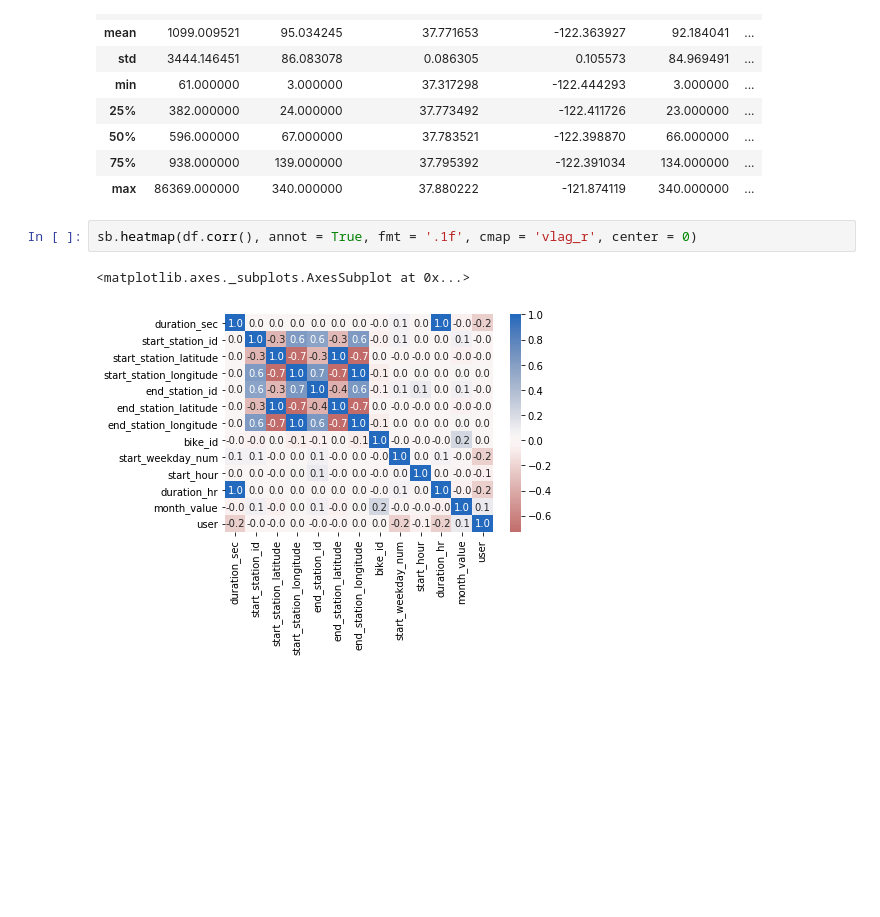
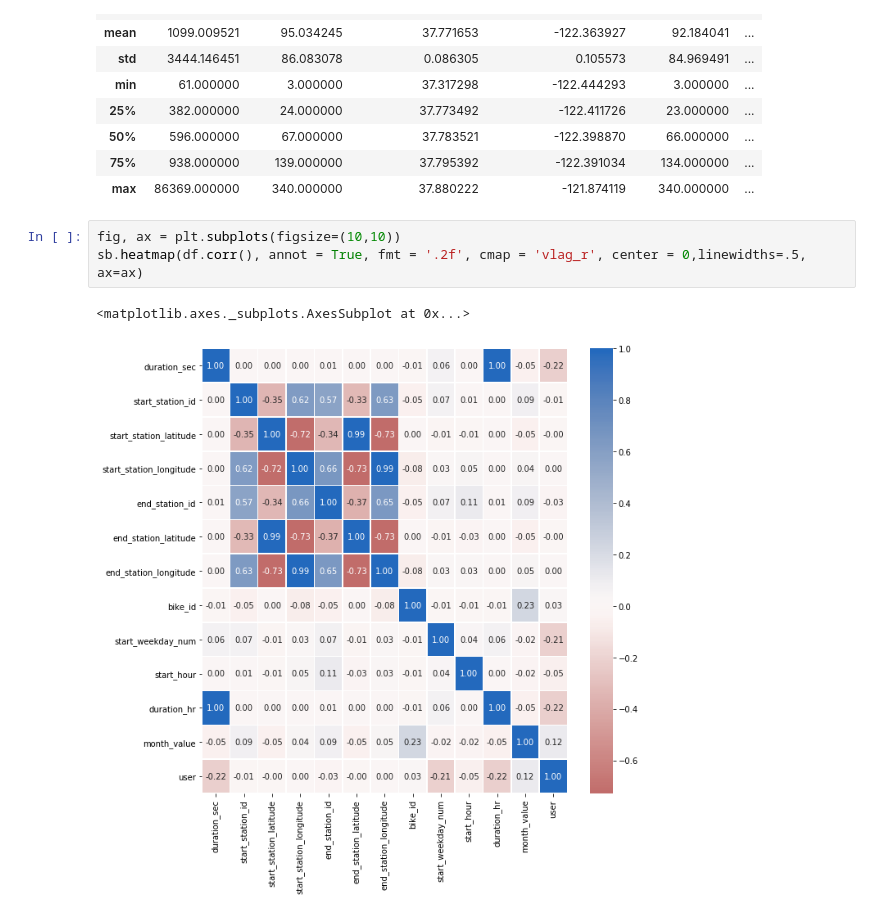
Before and after one commit to Siddharth1698/Ford-GoBike-Data-Visualization, a Jupyter notebook: exploration.ipynb, the cells around one changed output. Drawn from its saved outputs; the diff is of its cells as text; blank space fills up the shorter version.

Commit message:
multivariate visualization

```diff
--- a/exploration.ipynb
+++ b/exploration.ipynb
@@ -449,7 +449,8 @@ df.describe()
 | 75% | 938.000000 | 139.000000 | 37.795392 | -122.391034 | 134.000000 | ... |
 | max | 86369.000000 | 340.000000 | 37.880222 | -121.874119 | 340.000000 | ... |
 # %%
-sb.heatmap(df.corr(), annot = True, fmt = '.1f', cmap = 'vlag_r', center = 0)
+fig, ax = plt.subplots(figsize=(10,10))
+sb.heatmap(df.corr(), annot = True, fmt = '.2f', cmap = 'vlag_r', center = 0,linewidths=.5, ax=ax)
 # %% [output]
 <matplotlib.axes._subplots.AxesSubplot at 0x...>
-[figure, old version]
+[figure, new version]
```
Also changed, not shown: parts of 7 cells of this notebook.
